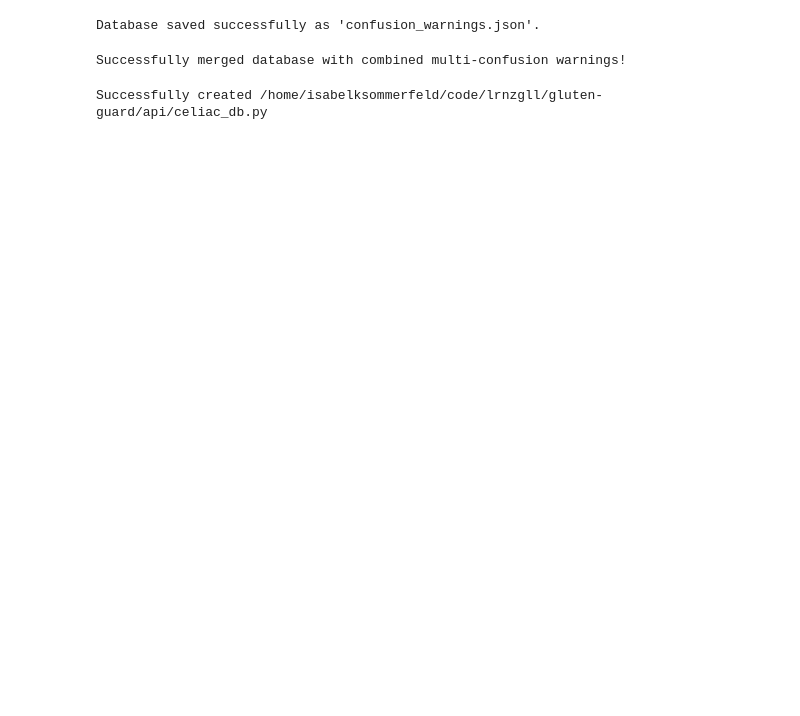
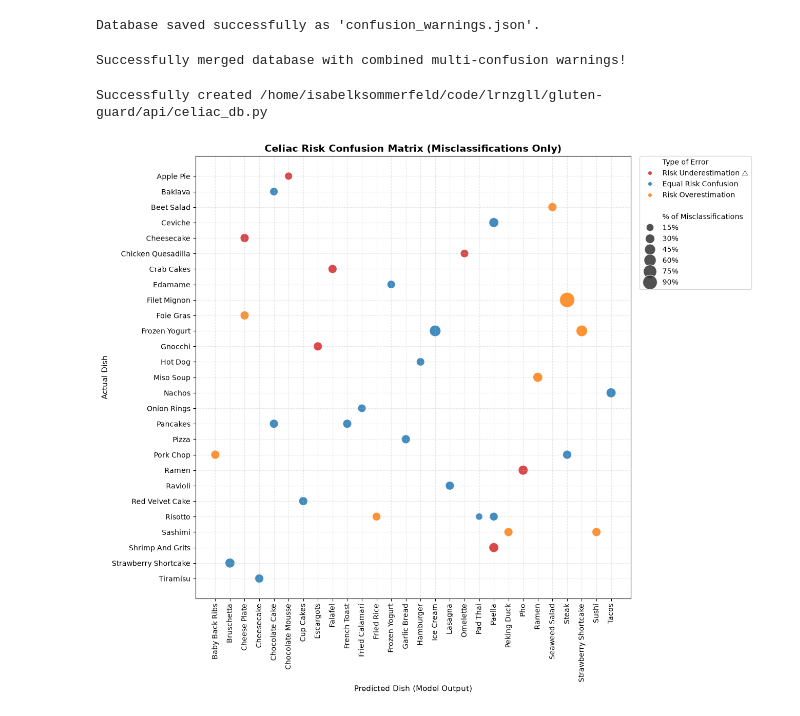
Before and after one commit to lrnzgll/gluten-guard, a Jupyter notebook: notebooks/isabel/predictions_cnt_basic.ipynb, the cells around one changed output. Saved outputs shown, nothing was run; the diff lists cells and outputs as text; code cells hidden in the pictures; blank space fills up the shorter version.

Commit message:
added confusion matrix

```diff
--- a/notebooks/isabel/predictions_cnt_basic.ipynb
+++ b/notebooks/isabel/predictions_cnt_basic.ipynb
@@ -371,3 +373,100 @@ with open(target_file_path, "w", encoding="utf-8") as f:
 print(f"Successfully created {target_file_path}")
 # %% [output]
 Successfully created /home/isabelksommerfeld/code/lrnzgll/gluten-guard/api/celiac_db.py
+# %%
+# 1. Map Celiac risk levels to numeric ranks
+risk_map = {"High": 3, "Medium": 2, "Low": 1, None: 0}
+
+
+def get_risk(dish):
+    return risk_map.get(merged_db.get(dish, {}).get("celiac_risk"), 0)
+
+
+# 2. Filter errors and aggregate misclassification counts
+df_errors = df_results[
+    df_results["predicted_class"] != df_results["true_class"]
+].copy()
+
+error_counts = (
+    df_errors.groupby(["true_class", "predicted_class"])
+    .size()
+    .reset_index(name="Number of Misclassifications")
+)
+
+
+def classify_error(row):
+    t_risk, p_risk = get_risk(row["true_class"]), get_risk(row["predicted_class"])
+    if p_risk < t_risk:
+        return "Risk Underestimation ⚠️"
+    if p_risk > t_risk:
+        return "Risk Overestimation"
+    return "Equal Risk Confusion"
+
+
+# total number of test images per true_class (the correct denominator)
+true_class_totals = df_results.groupby("true_class").size()
+
+error_counts["% of Misclassifications"] = error_counts.apply(
+    lambda row: row["Number of Misclassifications"] / true_class_totals[row["true_class"]] * 100,
+    axis=1
+)
+
+error_counts["Type of Error"] = error_counts.apply(classify_error, axis=1)
+
+error_counts["true_class_fmt"] = error_counts["true_class"].apply(lambda x: x.replace("_", " ").title())
+error_counts["predicted_class_fmt"] = error_counts["predicted_class"].apply(lambda x: x.replace("_", " ").title())
+
+all_true_classes = sorted(error_counts["true_class_fmt"].unique())
+all_pred_classes = sorted(error_counts["predicted_class_fmt"].unique())
+
+error_counts["true_class_fmt"] = pd.Categorical(error_counts["true_class_fmt"], categories=all_true_classes, ordered=True)
+error_counts["predicted_class_fmt"] = pd.Categorical(error_counts["predicted_class_fmt"], categories=all_pred_classes, ordered=True)
+
+# 3. Plot
+plt.figure(figsize=(13, 11))
+
+palette = {
+    "Risk Underestimation ⚠️": "#d62728",
+    "Risk Overestimation": "#ff7f0e",
+    "Equal Risk Confusion": "#1f77b4",
+}
+
+ax = sns.scatterplot(
+    data=error_counts,
+    x="predicted_class_fmt",
+    y="true_class_fmt",
+    hue="Type of Error",
+    size="% of Misclassifications",   # <-- was "Number of Misclassifications"
+    sizes=(100, 450),
+    alpha=0.85,
+    palette=palette,
+)
+
+plt.xticks(rotation=90)
+plt.title("Celiac Risk Confusion Matrix (Misclassifications Only)", fontsize=14, fontweight="bold")
+plt.xlabel("Predicted Dish (Model Output)", fontsize=11)
+plt.ylabel("Actual Dish", fontsize=11)
+plt.grid(True, linestyle="--", alpha=0.3)
+
+# 4. Legend cleanup + "%" formatting on the size legend
+handles, labels = ax.get_legend_handles_labels()
+
+if "% of Misclassifications" in labels:
+    idx = labels.index("% of Misclassifications")
+    handles.insert(idx, plt.Line2D([0], [0], color="none"))
+    labels.insert(idx, "")
+
+formatted_labels = []
+for label in labels:
+    try:
+        val = float(label)
+        formatted_labels.append(f"{val:.0f}%")
+    except ValueError:
+        formatted_labels.append(label)
+
+plt.legend(handles=handles, labels=formatted_labels, bbox_to_anchor=(1.02, 1), loc="upper left", borderaxespad=0)
+
+plt.tight_layout()
+plt.show()
+# %% [output]
+[figure, added]
```
Also changed, not shown: parts of 2 cells of this notebook.
